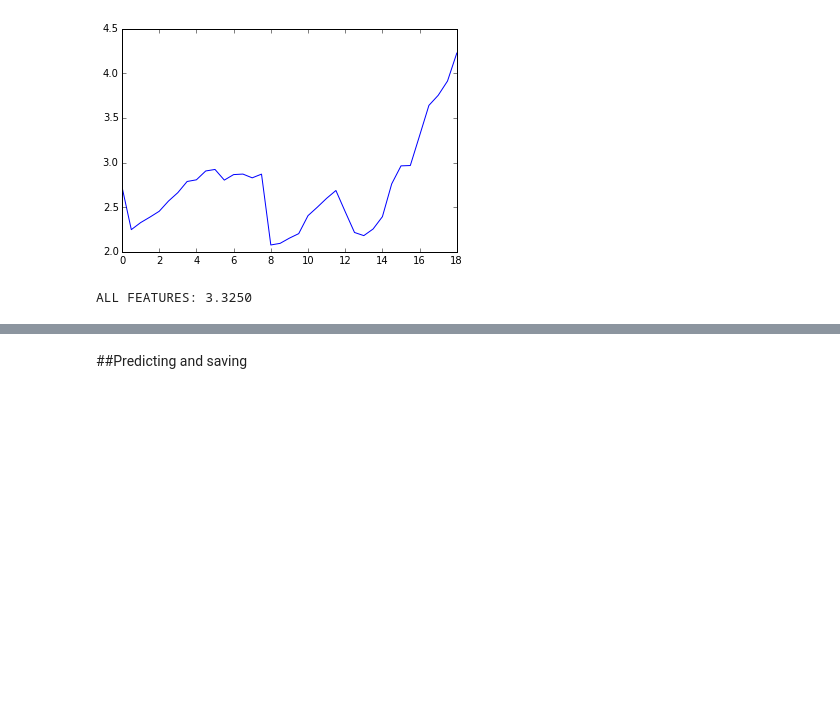
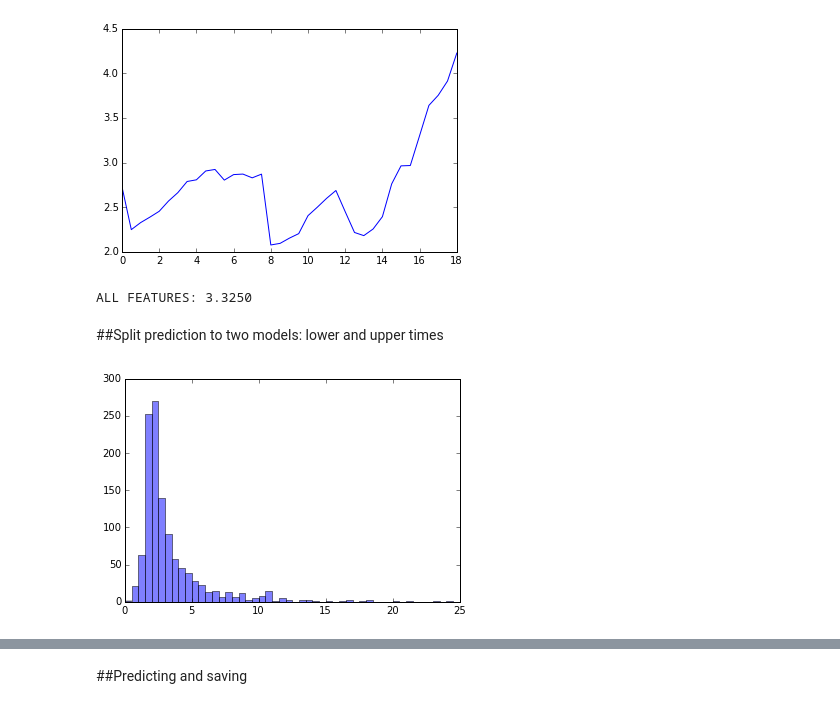
Before and after one commit to timjerman/AdLoadingMiner, a Jupyter notebook: FeatureEngineering.ipynb, the cells around one changed output, grey strips where cells are left out. Cells and saved outputs as stored; diff of their text form; code cells hidden in the pictures; blank space fills up the shorter version.

```diff
--- a/FeatureEngineering.ipynb
+++ b/FeatureEngineering.ipynb
@@ -827 +918,3 @@ plt.hist(dataE['ADLOADINGTIME'],  bins=np.arange(0, int(max(dataE['ADLOADINGTIME
+# %%
+data,test_data = data.random_split(.5,seed=1)
 # %%
@@ -879,3 +958,12 @@ rms = graphlab.evaluation.rmse(test_data['ADLOADINGTIME'],RF_model.predict(test_
 print("{}: {:.4f}".format('ALL FEATURES',rms))
 # %% [output]
 ALL FEATURES: 3.3250
+# %% [markdown]
+##Split prediction to two models: lower and upper times
+# %%
+tmp = data.groupby(key_columns='PLACEMENTID',
+    operations={'ADLOADINGTIME_MEDIAN': graphlab.aggregate.QUANTILE('ADLOADINGTIME',0.5),'ADLOADINGTIME_STD': graphlab.aggregate.STD('ADLOADINGTIME')})
+
+plt.hist(np.array(tmp['ADLOADINGTIME_MEDIAN']).flatten(),  bins=np.arange(0, 25,0.5),alpha=0.5);
+# %% [output]
+[figure, added]
```
Also changed, not shown: parts of 31 cells of this notebook.
